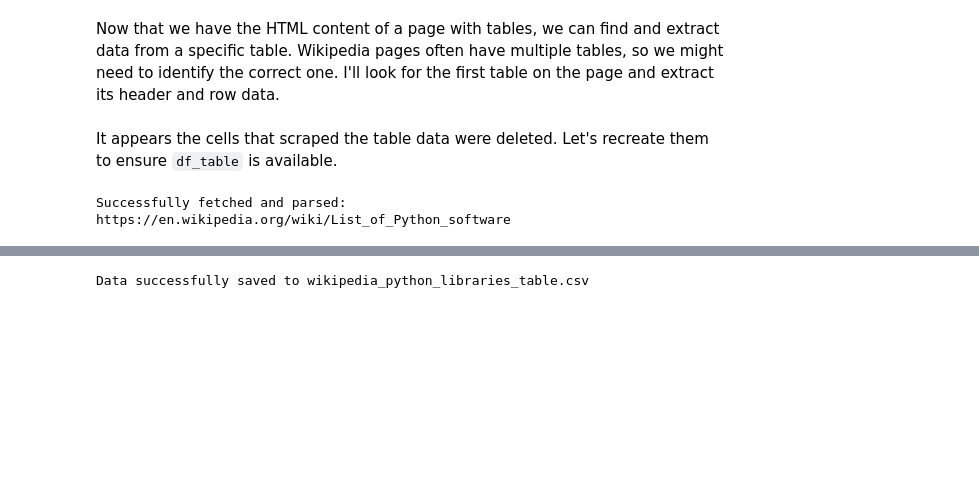
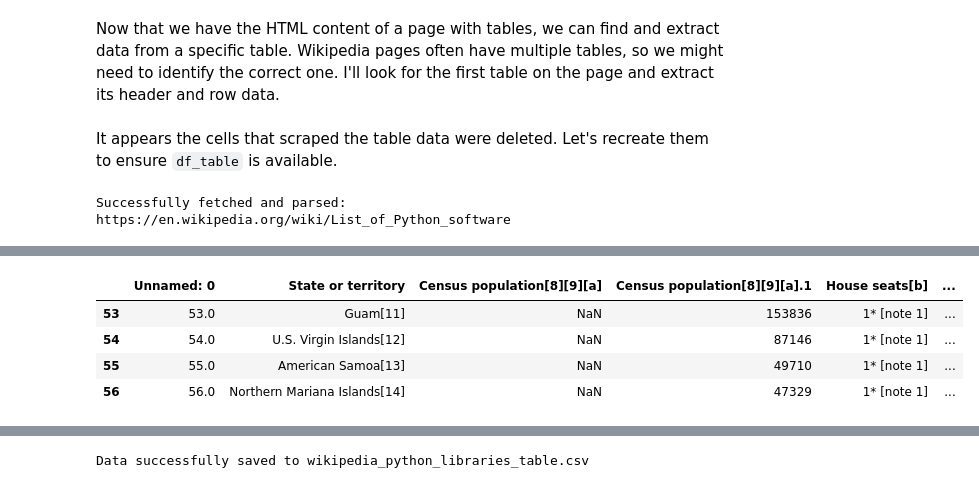
Before and after one commit to amit-sahu-a11y/ML_projects_for_practice, a Jupyter notebook: parse.ipynb, the cells around one changed output, grey strips where cells are left out. Drawn from its saved outputs; the diff is of its cells as text; code cells hidden in the pictures; blank space fills up the shorter version.

```diff
--- a/parse.ipynb
+++ b/parse.ipynb
@@ -133,0 +123,22 @@ No <table> elements found on the page using BeautifulSoup.
+# %%
+import pandas as pd
+
+# Define the regex pattern to find any string containing content within square brackets
+# The r'' prefix denotes a raw string, preventing issues with backslashes.
+# \[\] matches a literal opening square bracket
+# .* matches any character (except newline) zero or more times
+# \]\[ matches a literal closing square bracket
+bracket_pattern = r'\[.*\]'
+# the bracket_pattern just with regex=True to idetify rows
+# -------
+# Apply str.contains with regex=True to identify rows matching the pattern
+rows_with_brackets = df_table['State or territory'].str.contains(bracket_pattern, regex=True, na=False)
+
+# Display the rows that contain the bracket pattern
+display(df_table[rows_with_brackets])
+# %% [output]
+|  | Unnamed: 0 | State or territory | Census population[8][9][a] | Census population[8][9][a].1 | House seats[b] | ... |
+| 53 | 53.0 | Guam[11] | NaN | 153836 | 1* [note 1] | ... |
+| 54 | 54.0 | U.S. Virgin Islands[12] | NaN | 87146 | 1* [note 1] | ... |
+| 55 | 55.0 | American Samoa[13] | NaN | 49710 | 1* [note 1] | ... |
+| 56 | 56.0 | Northern Mariana Islands[14] | NaN | 47329 | 1* [note 1] | ... |
```
Also changed, not shown: parts of 11 cells of this notebook.
